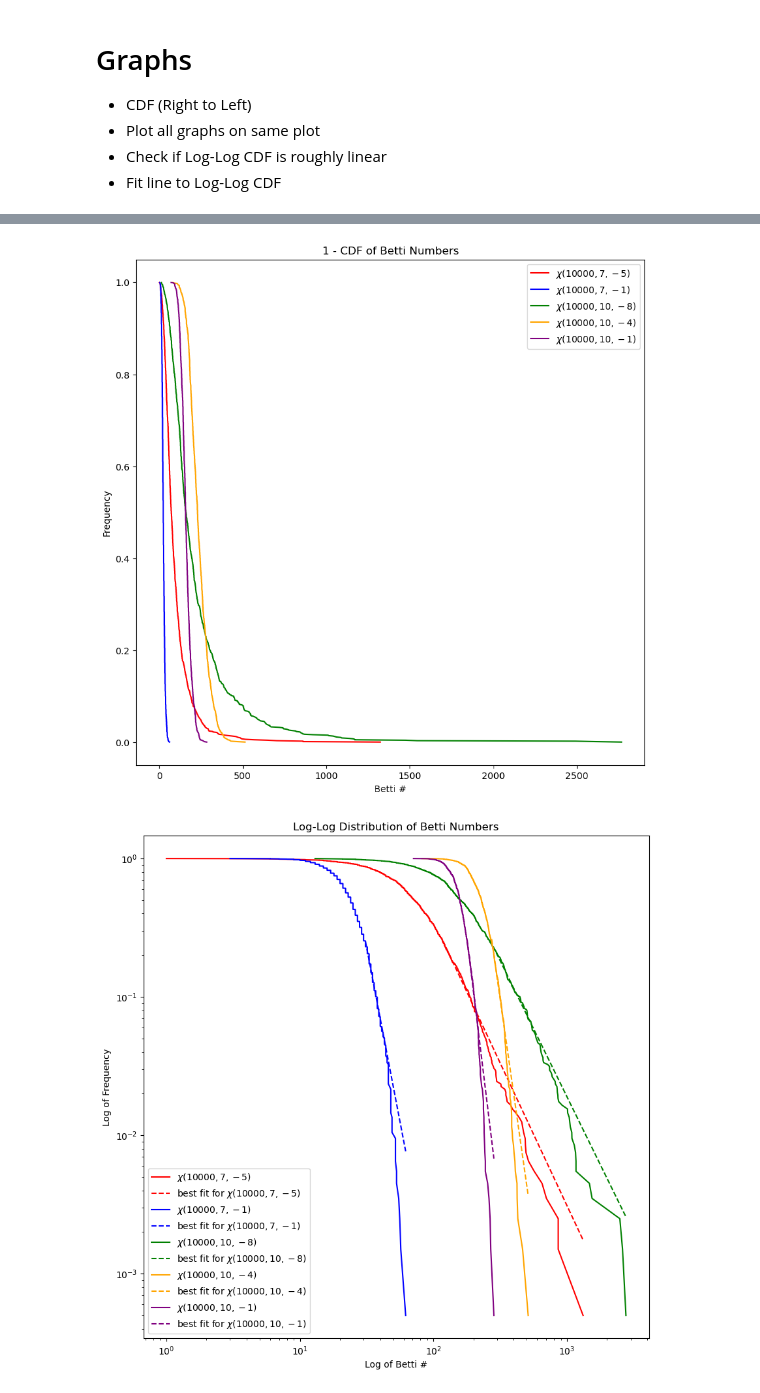
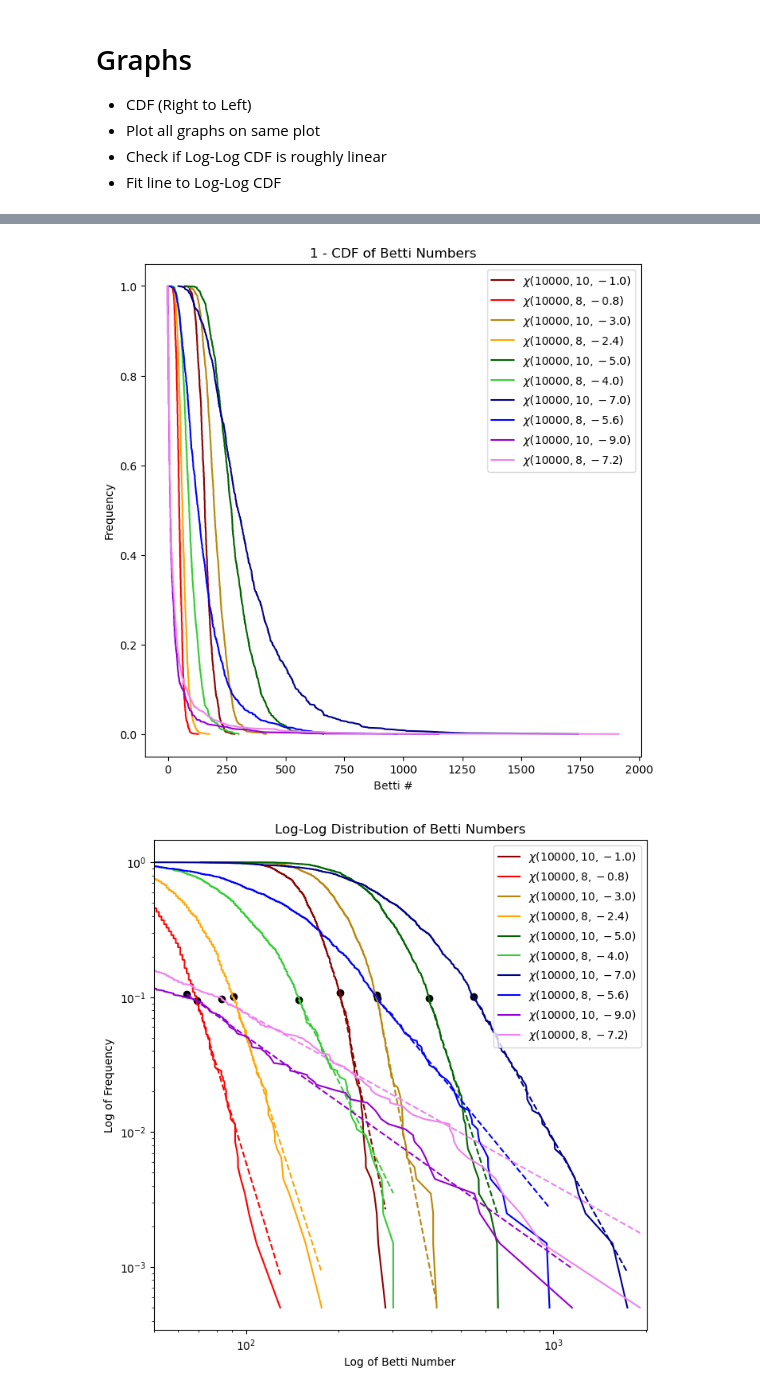
Before and after one commit to carolinerongyi/Preferential_Attachment_Clique_Complex, a Jupyter notebook: bettidistrubution.ipynb, the cells around one changed output, grey strips where cells are left out. Cells and saved outputs as stored; diff of their text form; code cells hidden in the pictures.

```diff
--- a/bettidistrubution.ipynb
+++ b/bettidistrubution.ipynb
@@ -30,7 +30,10 @@ def emp_cdf(x):
 
 
 N = 1000
+
+
 def betti_nums(num_nodes, m, delta):
+    betti_nums = np.zeros((N, num_nodes))
     betti_vals = np.zeros(N)
     for i in range(N):
         graph = pa_generator(num_nodes, m, delta, i)
@@ -38,6 +41,7 @@ def betti_nums(num_nodes, m, delta):
         dgms = ripser(mat, distance_matrix=True, maxdim=2)['dgms'] # get the persistence diagrams
         betti2_actual = betti.translate_PD_to_betti(dgms[2], num_nodes) # read the betti numbers from persistence diagrams
         betti_vals[i] = betti2_actual[-1]
+        betti_nums[i] = betti2_actual
 
 #     mean = np.mean(betti_vals)
 #     halfwidth = 1.96 * np.std(betti_vals) / np.sqrt(N)
@@ -45,4 +49,7 @@ def betti_nums(num_nodes, m, delta):
 #     data = {'Num Nodes' : num_nodes, 'm' : m, 'delta' : delta, 'CI' : CI}
 
     x, cdf = emp_cdf(betti_vals)
-    return x, cdf
+    return x, cdf, betti_nums
+# %%
+args = [(10000, j, -i * j / 10) for i in range(1, 10, 2) for j in [10, 8]]
+args
@@ -49,10 +67,9 @@ def betti_nums(num_nodes, m, delta):
 # %%
-args = [(10000, 7, -5), (10000, 7, -1), (10000, 10, -8), (10000, 10, -4), (10000, 10, -1)]
-x, cdf = zip(*Parallel(n_jobs=5)(delayed(betti_nums)(*arg) for arg in args))
+x, cdf, betti_nums = zip(*Parallel(n_jobs=-1)(delayed(betti_nums)(*arg) for arg in args))
 # %%
-plt.figure(figsize=(10, 10))
+plt.figure(figsize=(8, 8))
 
-colors = ['red', 'blue', 'green', 'orange', 'purple']
+colors = ['darkred', 'red', 'darkgoldenrod', 'orange', 'darkgreen', 'limegreen', 'darkblue', 'blue', 'darkviolet', 'violet']
 
 for i in range(len(x)):
     plt.plot(x[i], cdf[i], color = colors[i], label = f'$\chi{args[i]}$')
@@ -63,39 +80,40 @@ plt.legend()
 plt.title(r'1 - CDF of Betti Numbers')
 plt.show()
 # %% [output]
-[figure, old version]
+[figure, new version]
 # %%
 def powerlaw(x, a, b):
     return a * x**b
 
 curve = powerlaw
 cols = list(curve.__code__.co_varnames)[1:]
 df = pd.DataFrame(columns = cols)
 
-plt.figure(figsize=(10, 10))
+plt.figure(figsize=(8,8))
 
-threshold = 750 # fit line to data after this point
+threshold = 900 # fit line to data after this point
 
 for i in range(len(x)):
     plt.plot(x[i], cdf[i], color = colors[i], label = f'$\chi{args[i]}$')
     popt, _ = curve_fit(curve, x[i][threshold:], cdf[i][threshold:], maxfev = 10000)
     data = {cols[i] : popt[i] for i in range(len(popt))}
-    data.update({'num nodes' : args[i][0], 'm' : args[i][1], 'delta' : args[i][2]})
-    data['color'] = colors[i]
+    data.update({'m' : args[i][1], 'delta' : args[i][2], 'var/mean' : np.var(x[i]) / np.mean(x[i]), 'delta/m' : args[i][2] / args[i][1], 'color' : colors[i]})
     df = pd.concat([df, pd.DataFrame([data])], ignore_index = True)
-    plt.plot(x[i][threshold:], curve(x[i][threshold:], *popt), '--', color = colors[i], label = f'best fit for $\chi{args[i]}$')
-#     a, b = np.polyfit(xlog[i], cdflog[i], 1)
+    plt.plot(x[i][threshold:], curve(x[i][threshold:], *popt), '--', color = colors[i])
+    plt.scatter(x[i][threshold], curve(x[i][threshold], *popt), color = 'black')
+    #     a, b = np.polyfit(xlog[i], cdflog[i], 1)
 #     plt.plot(x[i], a * x[i] + b, linestyle='--', linewidth=2, label = f'Best fit for $\chi{args[i]}$')
 
-plt.xlabel('Log of Betti #')
+plt.xlabel('Log of Betti Number')
 plt.ylabel('Log of Frequency')
+plt.xlim(50)
 plt.xscale('log')
 plt.yscale('log')
 plt.legend()
 plt.title(r'Log-Log Distribution of Betti Numbers')
 plt.show()
 # %% [output]
-[figure, old version]
+[figure, new version]
 # %%
 df
 # %% [output]
```
Also changed, not shown: parts of 11 cells of this notebook, 2 other files.
